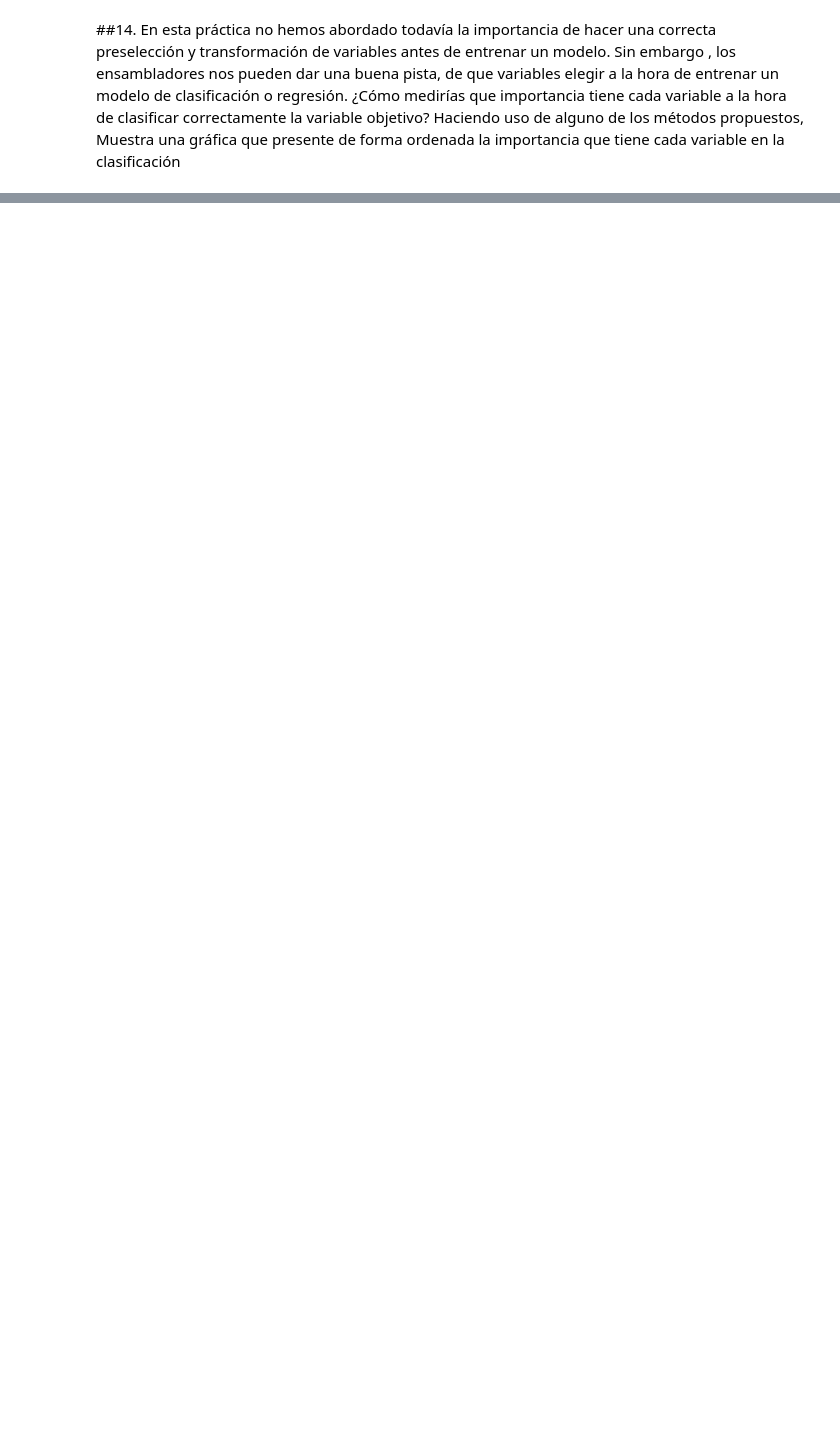
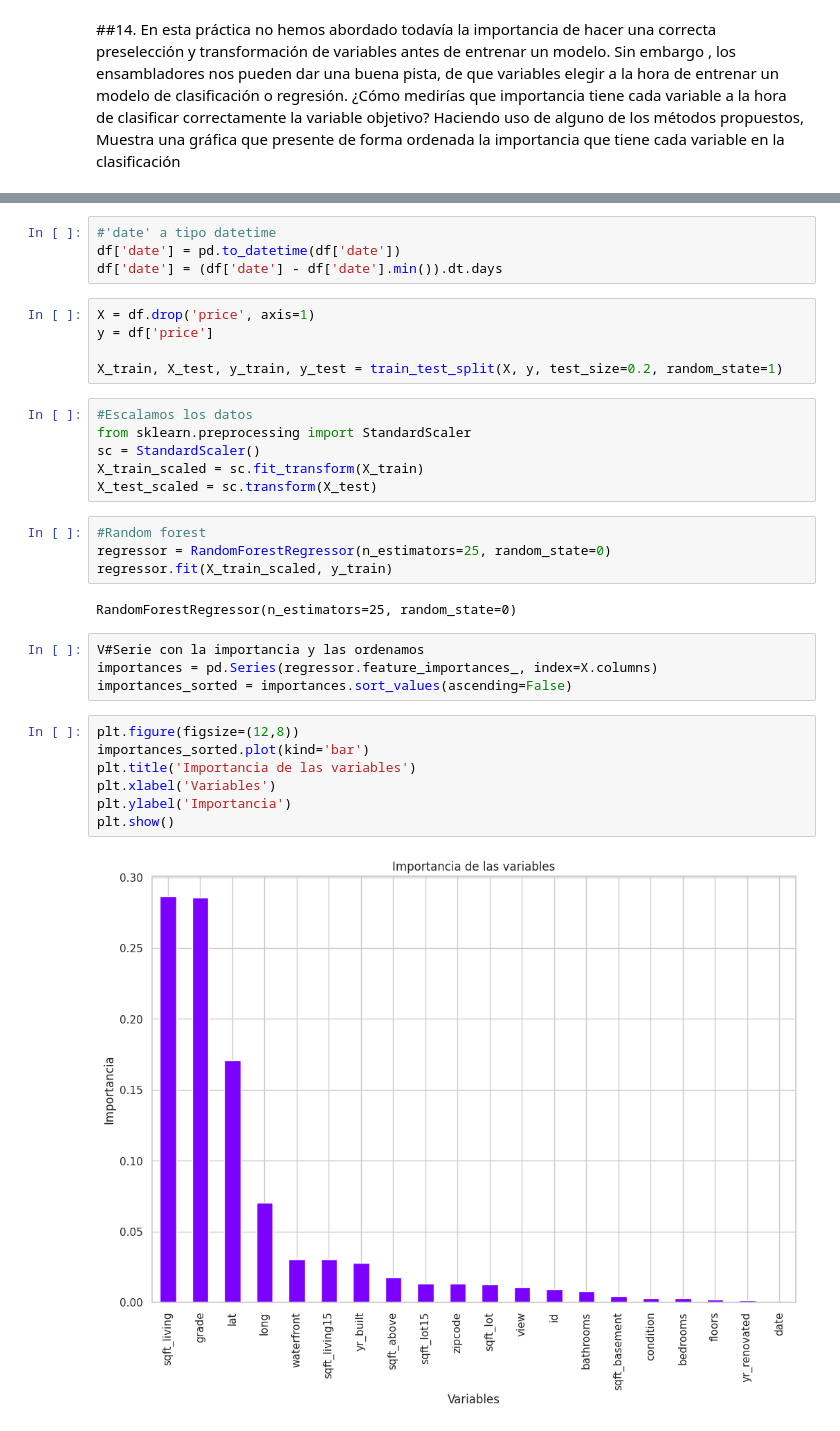
Before and after one commit to sofiacanelag/MLUCM2223, a Jupyter notebook: TRABAJO1.ipynb, the cells around one changed output, grey strips where cells are left out. Saved outputs shown, nothing was run; the diff lists cells and outputs as text; blank space fills up the shorter version.

```diff
--- a/TRABAJO1.ipynb
+++ b/TRABAJO1.ipynb
@@ -923,0 +942,34 @@ Observamos que accuracy es de 0.3 y que precision, recall y f1-score no llegan c
+# %%
+#'date' a tipo datetime
+df['date'] = pd.to_datetime(df['date'])
+df['date'] = (df['date'] - df['date'].min()).dt.days
+# %%
+X = df.drop('price', axis=1)
+y = df['price']
+
+X_train, X_test, y_train, y_test = train_test_split(X, y, test_size=0.2, random_state=1)
+# %%
+#Escalamos los datos
+from sklearn.preprocessing import StandardScaler
+sc = StandardScaler()
+X_train_scaled = sc.fit_transform(X_train)
+X_test_scaled = sc.transform(X_test)
+# %%
+#Random forest
+regressor = RandomForestRegressor(n_estimators=25, random_state=0)
+regressor.fit(X_train_scaled, y_train)
+# %% [output]
+RandomForestRegressor(n_estimators=25, random_state=0)
+# %%
+V#Serie con la importancia y las ordenamos
+importances = pd.Series(regressor.feature_importances_, index=X.columns)
+importances_sorted = importances.sort_values(ascending=False)
+# %%
+plt.figure(figsize=(12,8))
+importances_sorted.plot(kind='bar')
+plt.title('Importancia de las variables')
+plt.xlabel('Variables')
+plt.ylabel('Importancia')
+plt.show()
+# %% [output]
+[figure, added]
```
Also changed, not shown: parts of 4 cells of this notebook.
